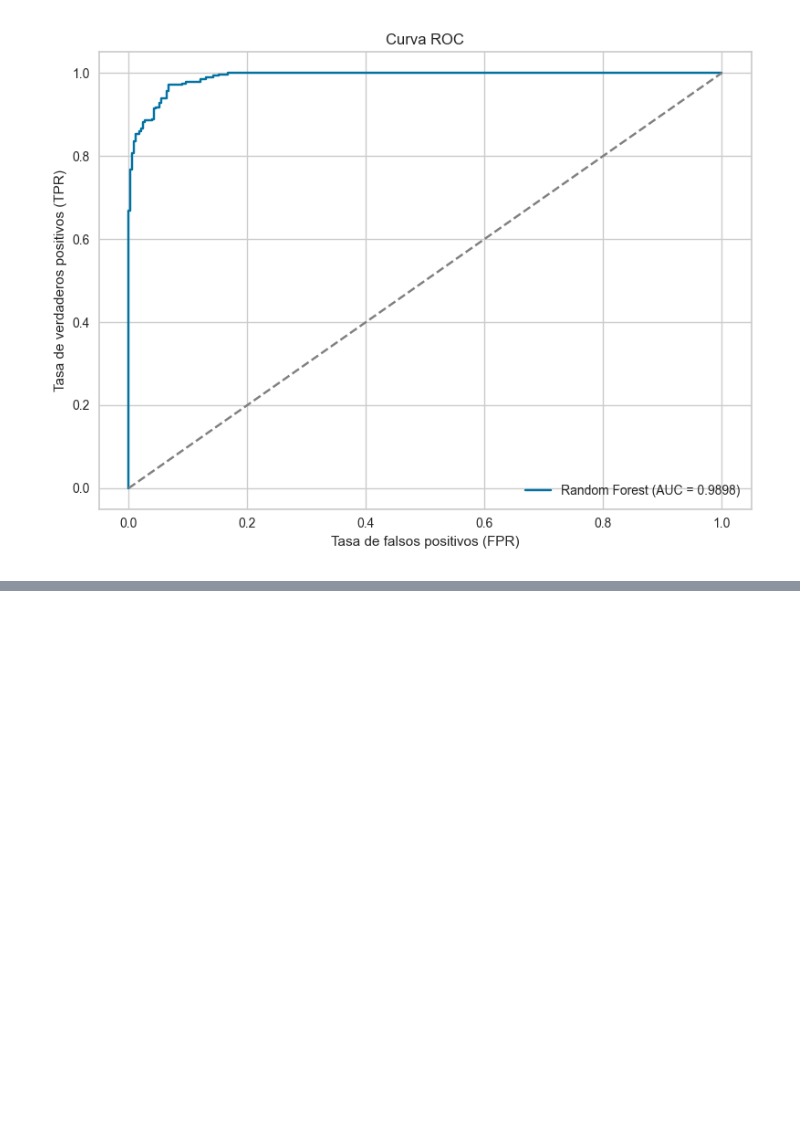
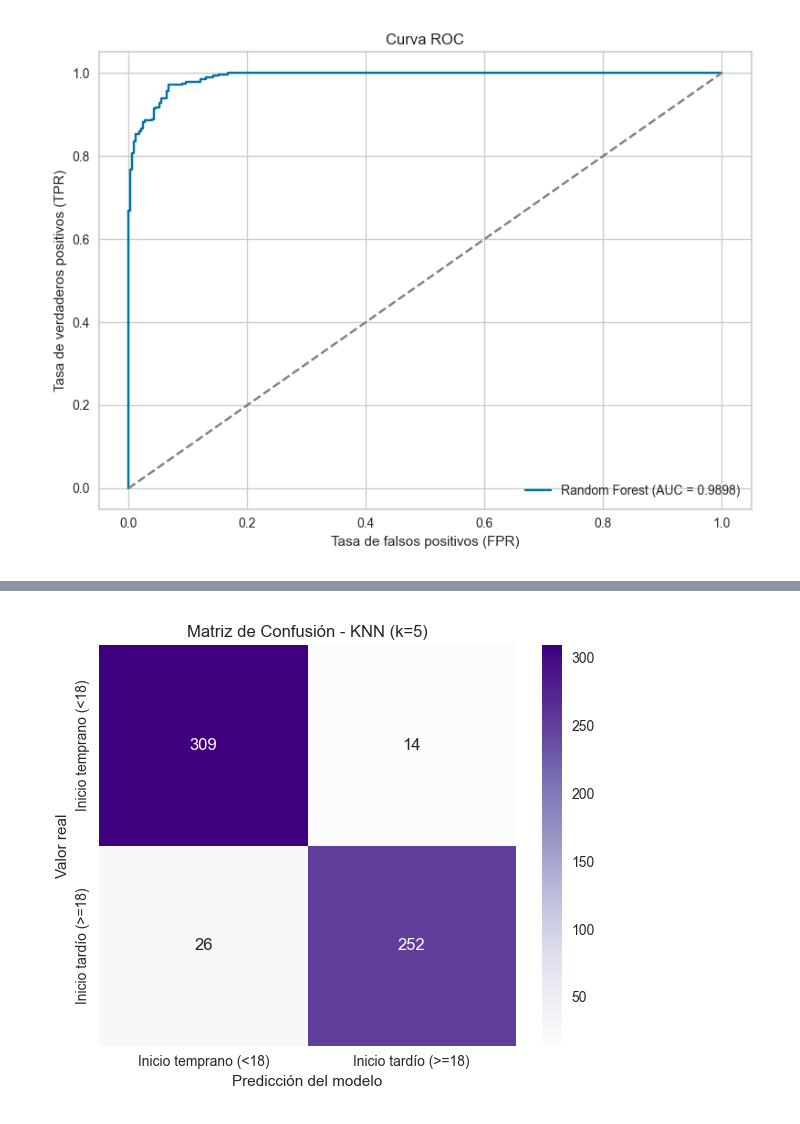
Before and after one commit to Carmoruda/Data_Mining, a Jupyter notebook: LAB_FINAL/Practica_Final_GRUPOC5.ipynb, the cells around one changed output, grey strips where cells are left out. Drawn from its saved outputs; the diff is of its cells as text; code cells hidden in the pictures; blank space fills up the shorter version.

```diff
--- a/LAB_FINAL/Practica_Final_GRUPOC5.ipynb
+++ b/LAB_FINAL/Practica_Final_GRUPOC5.ipynb
@@ -537,0 +616,20 @@ En conjunto, la curva ROC y el AUC confirman los resultados obtenidos en las mé
+# %%
+# Generamos las predicciones del modelo KNN sobre el conjunto de prueba
+# Esta función compara cada punto de prueba con los datos de entrenamiento
+# y asigna la clase más común entre sus k vecinos más cercanos (k = mejor_k)
+y_pred_knn = knn.predict(X_prueba)
+
+
+# Mostramos la precisión global del modelo sobre el conjunto de prueba
+# La precisión (accuracy) indica el porcentaje total de ejemplos correctamente clasificados
+# Se redondea a 4 decimales y se multiplica por 100 para mostrarlo como porcentaje
+print("\nPrecisión del modelo KNN:", round(accuracy_score(y_prueba, y_pred_knn), 4) * 100, "%")
+
+# Mostramos el repot con métricas por clase
+# El reporte incluye:
+# * Precisión (precision): qué proporción de predicciones positivas son correctas
+# * Recall (sensibilidad): qué proporción de ejemplos positivos se identificaron correctamente
+# * F1-score: media armónica entre precisión y recall
+# * Support: cantidad de muestras reales en cada clase
+print("\nReporte de clasificación:")
+print(classification_report(y_prueba, y_pred_knn))
@@ -537,0 +656,30 @@ En conjunto, la curva ROC y el AUC confirman los resultados obtenidos en las mé
+# %%
+# Calculamos la matriz de confusión comparando las predicciones con las etiquetas reales
+# Esta matriz nos muestra cuántos ejemplos fueron correctamente clasificados (diagonal)
+# y cuántos fueron mal clasificados (fuera de la diagonal)
+matriz_knn = confusion_matrix(y_prueba, y_pred_knn)
+
+etiquetas = ['Inicio temprano (<18)', 'Inicio tardío (>=18)']
+
+plt.figure(figsize=(6, 5))
+
+# Dibujamos un heatmap con la matriz de confusión usando seaborn
+sns.heatmap(
+    matriz_knn,              # Matriz de confusión calculada
+    annot=True,              # Muestra los números en cada celda del gráfico
+    fmt='d',                 # Formato entero (digits) para los valores
+    cmap='Purples',           # Paleta de colores verdes para representar la intensidad
+    xticklabels=etiquetas,   # Etiquetas personalizadas para el eje X (predicción)
+    yticklabels=etiquetas    # Etiquetas personalizadas para el eje Y (valor real)
+)
+
+# Añadimos un título descriptivo, incluyendo el valor de k usado
+plt.title(f'Matriz de Confusión - KNN (k={mejor_k})')
+
+plt.xlabel('Predicción del modelo')  # Eje X: clase que el modelo predijo
+plt.ylabel('Valor real')             # Eje Y: clase que realmente corresponde
+
+plt.tight_layout()
+plt.show()
+# %% [output]
+[figure, added]
```
Also changed, not shown: parts of 14 cells of this notebook.
